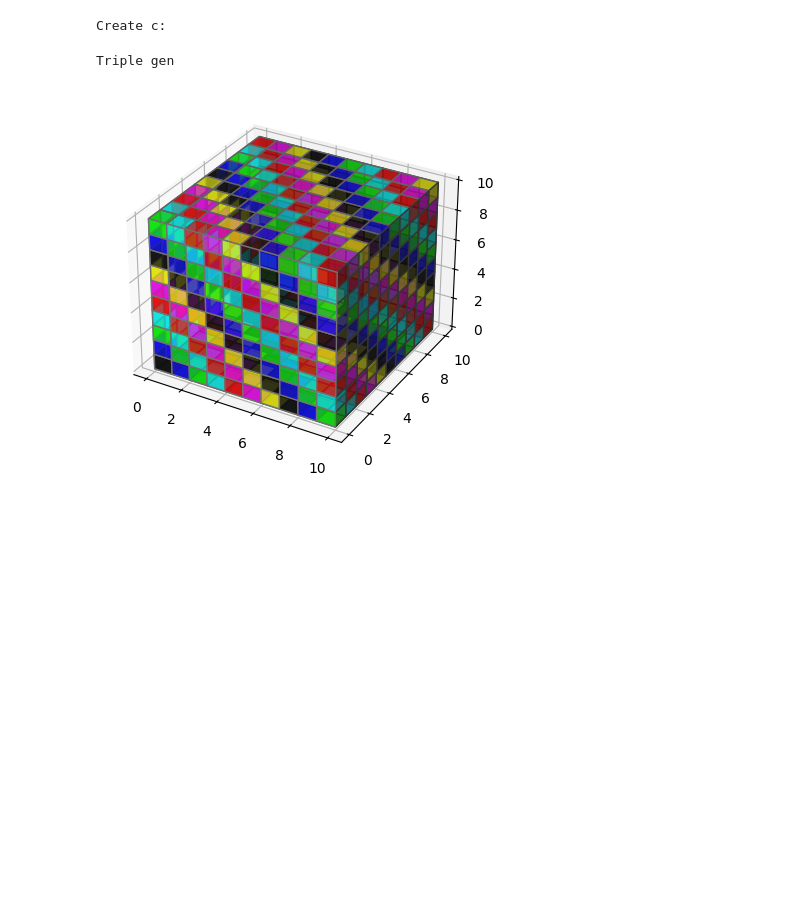
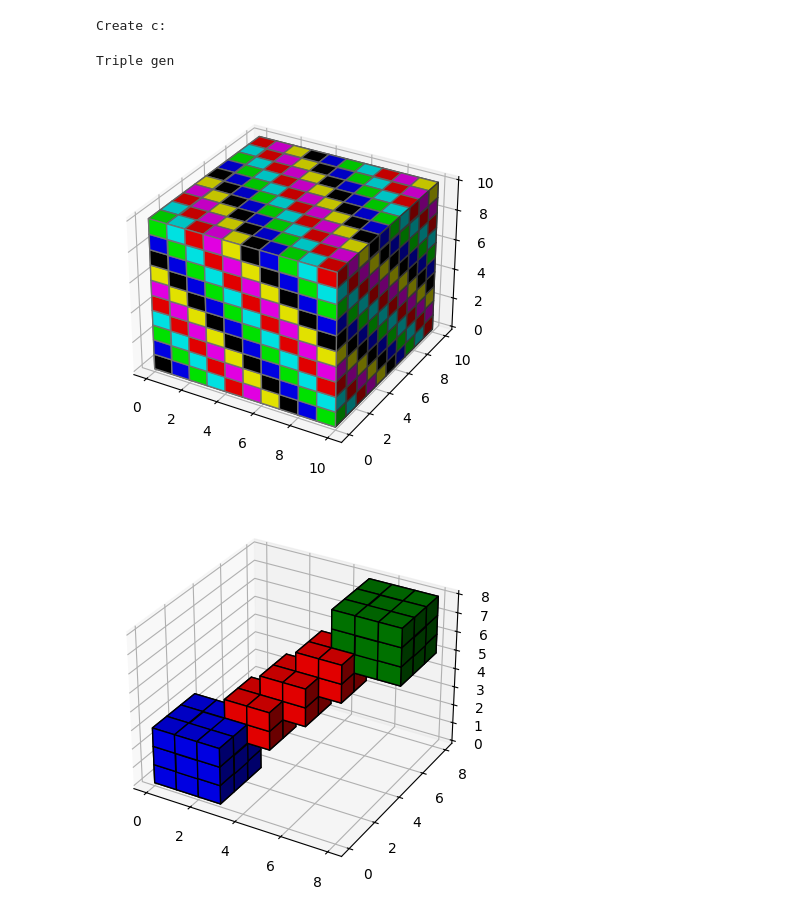
Before and after one commit to Dugit0/skpod23, a Jupyter notebook: dist_systems/problem2/tools/test.ipynb, the cells around one changed output. Saved outputs shown, nothing was run; the diff lists cells and outputs as text; code cells hidden in the pictures; blank space fills up the shorter version.

```diff
--- a/dist_systems/problem2/tools/test.ipynb
+++ b/dist_systems/problem2/tools/test.ipynb
@@ -121,7 +199,7 @@ axes = [n, n, n]
 data = np.ones(axes)
 
 # control Transparency
-alpha = 0.7
+alpha = 1
 
 # control colour
 colors = np.empty(axes + [4])
@@ -168,4 +246,33 @@ plt.savefig("out.png", dpi=300)
 # %% [output]
 Create c:
 Triple gen
-[figure, old version]
+[figure, new version]
+# %%
+import matplotlib.pyplot as plt
+import numpy as np
+
+# prepare some coordinates
+x, y, z = np.indices((8, 8, 8))
+
+# draw cuboids in the top left and bottom right corners, and a link between
+# them
+cube1 = (x < 3) & (y < 3) & (z < 3)
+cube2 = (x >= 5) & (y >= 5) & (z >= 5)
+link = abs(x - y) + abs(y - z) + abs(z - x) <= 2
+
+# combine the objects into a single boolean array
+voxelarray = cube1 | cube2 | link
+
+# set the colors of each object
+colors = np.empty(voxelarray.shape, dtype=object)
+colors[link] = 'red'
+colors[cube1] = 'blue'
+colors[cube2] = 'green'
+
+# and plot everything
+ax = plt.figure().add_subplot(projection='3d')
+ax.voxels(voxelarray, facecolors=colors, edgecolor='k')
+
+plt.show()
+# %% [output]
+[figure, added]
```
Also changed, not shown: parts of 2 cells of this notebook, 2 other files.
